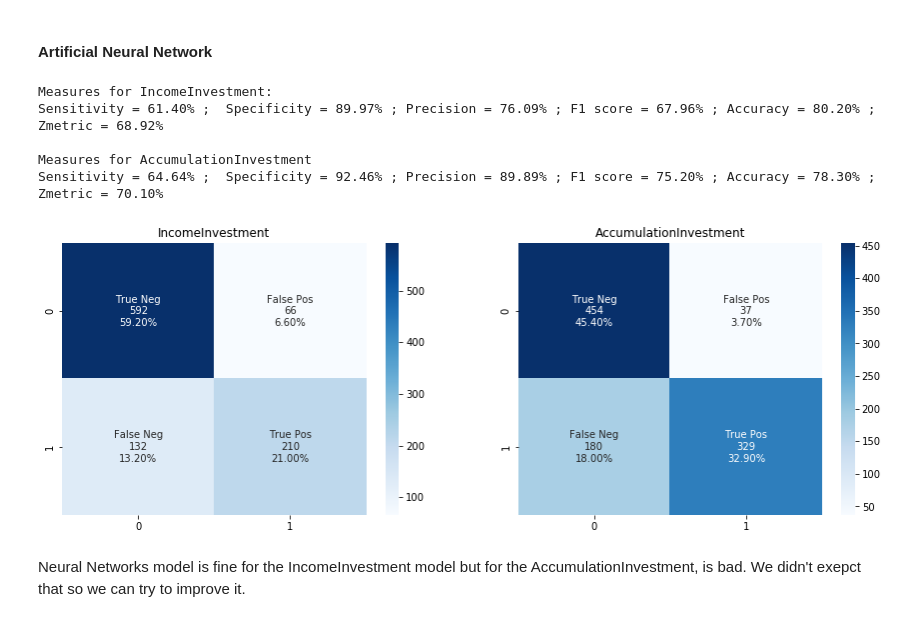
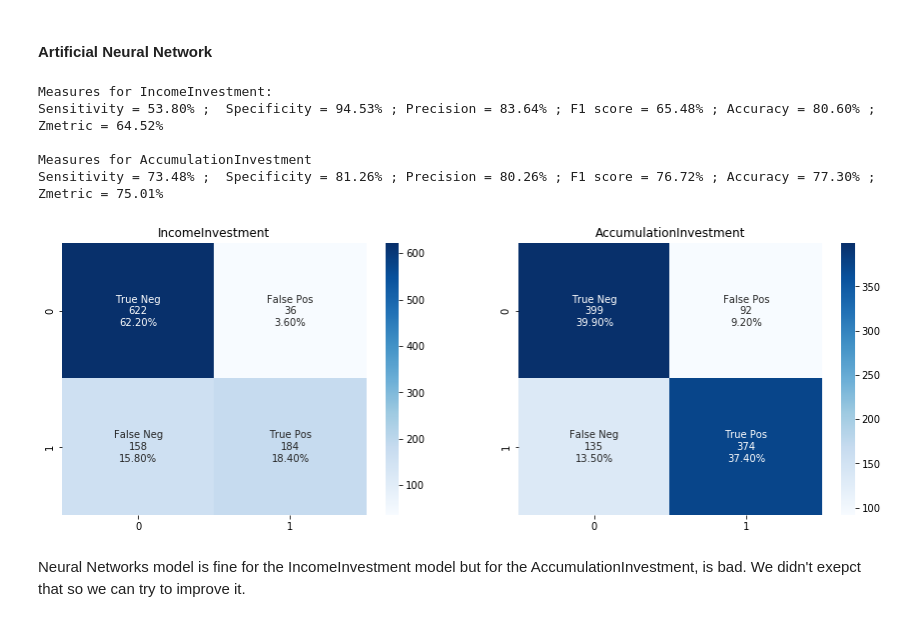
Before and after one commit to Emmalito/ML_BC2, a Jupyter notebook: src/3_Models.ipynb, the cells around one changed output. Saved outputs shown, nothing was run; the diff lists cells and outputs as text; code cells hidden in the pictures.

```diff
--- a/src/3_Models.ipynb
+++ b/src/3_Models.ipynb
@@ -140,3 +69,5 @@ h = nnAccMod.fit(X_train, Acc_train, batch_size=batch, epochs=100, verbose=1, us
+# %%
+nnIncMod, nnAccMod = getANNModel(X_train, Inc_train, Acc_train)
 # %% [markdown]
 ### Model valuation
 
@@ -151,43 +82,6 @@ predNnInc = nnIncMod.predict(X_test)
 predLogAcc = logAccMod.predict(X_test)
 predRFAcc = rfModAcc.predict(X_test)
 predNnAcc = nnAccMod.predict(X_test)
-# %%
-def metrics(cm, isInc):
-    TN = cm[0][0]
-    FP = cm[0][1]
-    FN = cm[1][0]
-    TP = cm[1][1]
-    TPR = TP/(TP+FN) ; P = TP/(TP+FP)
-    TNR = (TN/(TN+FP)) ; F1 = (2*P*TPR)/(P+TPR)
-    acc = (TP+TN)/(TP+TN+FP+FN)
-    Z = 0.6*TPR + 0.4*acc  #Business metric => 60% for the TPR, 40% for the Acc
-    if isInc:
-        print("Measures for IncomeInvestment:")
-    else:
-        print("Measures for AccumulationInvestment")
-    print(f'Sensitivity = {TPR:2.2%} ;  Specificity = {TNR:2.2%} ; Precision = {P:2.2%} ; F1 score = {F1:2.2%} ; Accuracy = {acc:2.2%} ; Zmetric = {Z:2.2%}', "\n")
-
-def confusionMat(predInc, predAcc):
-    cm1 = confusion_matrix(Inc_test, predInc)
-    cm2 = confusion_matrix(Acc_test, predAcc)
-
-    #Plot
-    fig, axes = plt.subplots(1, 2, figsize=(15,5))
-    group_names = ["True Neg","False Pos","False Neg","True Pos"]
-    group_counts1 = ["{0:0.0f}".format(value) for value in cm1.flatten()]
-    group_counts2 = ["{0:0.0f}".format(value) for value in cm2.flatten()]
-    group_percentages1 = ["{0:.2%}".format(value) for value in cm1.flatten()/np.sum(cm1)]
-    group_percentages2 = ["{0:.2%}".format(value) for value in cm2.flatten()/np.sum(cm2)]
-    labels1 = np.asarray([f"{v1}\n{v2}\n{v3}" for v1, v2, v3 in zip(group_names,group_counts1,group_percentages1)]).reshape(2,2)
-    labels2 = np.asarray([f"{v1}\n{v2}\n{v3}" for v1, v2, v3 in zip(group_names,group_counts2,group_percentages2)]).reshape(2,2)
-    sns.heatmap(cm1, annot=labels1, fmt="", cmap='Blues', ax=axes[0])
-    sns.heatmap(cm2, annot=labels2, fmt="", cmap='Blues', ax=axes[1])
-    axes[0].set_title("IncomeInvestment")
-    axes[1].set_title("AccumulationInvestment")
-
-    #Metrics
-    metrics(cm1, 1)
-    metrics(cm2, 0)
 # %% [markdown]
 #### Logistic Regression
 # %%
@@ -220,17 +114,17 @@ The results of the models are very good. The precision and accuracy are very hig
 #### Artificial Neural Network
 # %%
 #Valuation of neural Networks models
-ipre = (predNnInc > 0.38).astype(int)
+ipre = (predNnInc > 0.5).astype(int)
 apre = (predNnAcc > 0.5).astype(int)
 
-confusionMat(ipre, apre)
+confusionMat(ipre, apre, Inc_test, Acc_test)
 # %% [output]
 Measures for IncomeInvestment:
-Sensitivity = 61.40% ;  Specificity = 89.97% ; Precision = 76.09% ; F1 score = 67.96% ; Accuracy = 80.20% ; Zmetric = 68.92%
+Sensitivity = 53.80% ;  Specificity = 94.53% ; Precision = 83.64% ; F1 score = 65.48% ; Accuracy = 80.60% ; Zmetric = 64.52%
 
 Measures for AccumulationInvestment
-Sensitivity = 64.64% ;  Specificity = 92.46% ; Precision = 89.89% ; F1 score = 75.20% ; Accuracy = 78.30% ; Zmetric = 70.10%
+Sensitivity = 73.48% ;  Specificity = 81.26% ; Precision = 80.26% ; F1 score = 76.72% ; Accuracy = 77.30% ; Zmetric = 75.01%
-[figure, old version]
+[figure, new version]
 # %% [markdown]
 Neural Networks model is fine for the IncomeInvestment model but for the AccumulationInvestment, is bad. We didn't exepct that so we can try to improve it.
 # %% [markdown]
```
Also changed, not shown: parts of 9 cells of this notebook, 1 other file.
